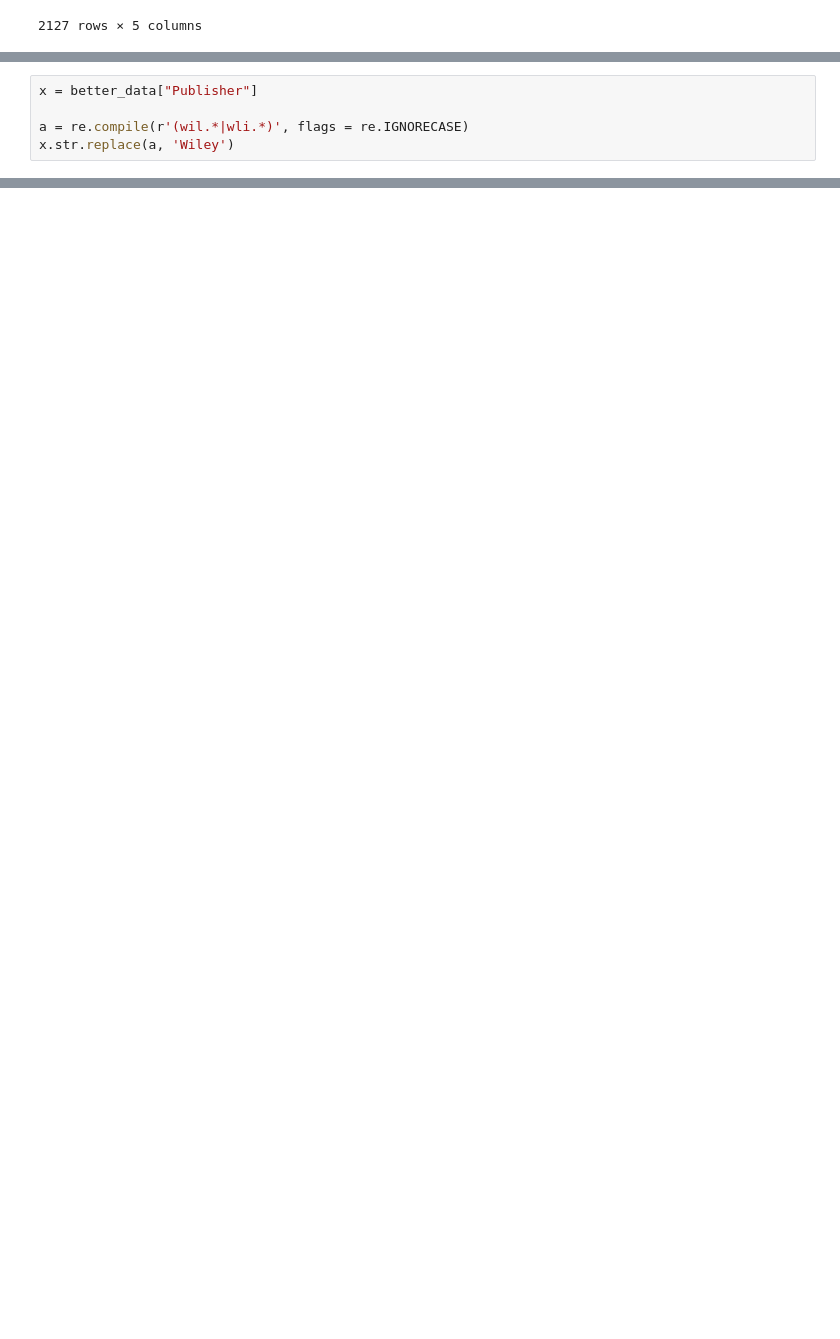
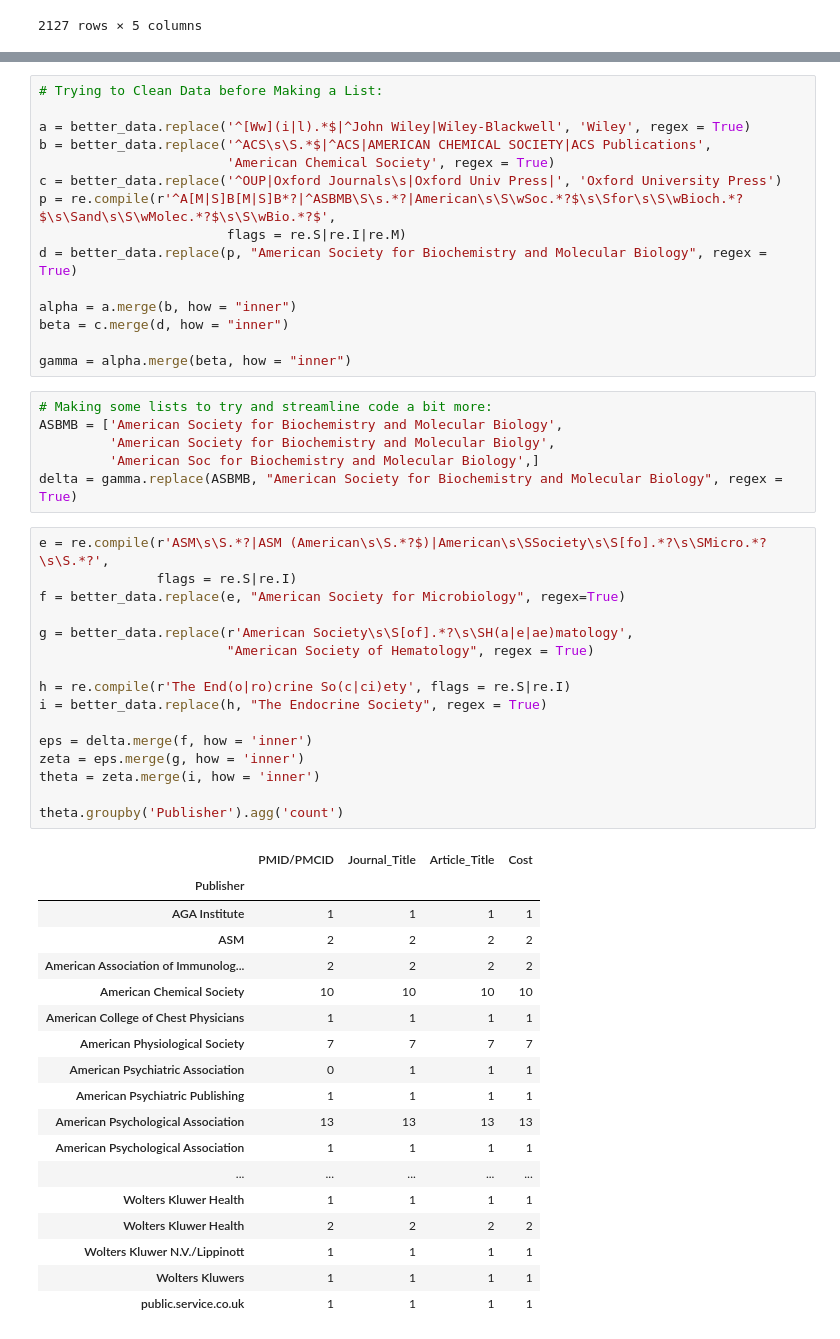
Before and after one commit to Begecky/Pre-Bootcamp-Materials, a Jupyter notebook: Unit 1/Welcome.ipynb, the cells around one changed output, grey strips where cells are left out. Drawn from its saved outputs; the diff is of its cells as text; blank space fills up the shorter version.

```diff
--- a/Unit 1/Welcome.ipynb
+++ b/Unit 1/Welcome.ipynb
@@ -38,5 +39,0 @@ better_data = data[['Publisher', 'Journal title', 'Article title', 'COST () char
-# %%
-x = better_data["Publisher"]
-
-a = re.compile(r'(wil.*|wli.*)', flags = re.IGNORECASE)
-x.str.replace(a, 'Wiley')
@@ -109,0 +40,56 @@ d = np.std(data['COST () charged to Wellcome (inc VAT when charged)'])
+# %%
+# Trying to Clean Data before Making a List:
+
+a = better_data.replace('^[Ww](i|l).*$|^John Wiley|Wiley-Blackwell', 'Wiley', regex = True)
+b = better_data.replace('^ACS\s\S.*$|^ACS|AMERICAN CHEMICAL SOCIETY|ACS Publications',
+                        'American Chemical Society', regex = True)
+c = better_data.replace('^OUP|Oxford Journals\s|Oxford Univ Press|', 'Oxford University Press')
+p = re.compile(r'^A[M|S]B[M|S]B*?|^ASBMB\S\s.*?|American\s\S\wSoc.*?$\s\Sfor\s\S\wBioch.*?$\s\Sand\s\S\wMolec.*?$\s\S\wBio.*?$',
+                        flags = re.S|re.I|re.M)
+d = better_data.replace(p, "American Society for Biochemistry and Molecular Biology", regex = True)
+
+alpha = a.merge(b, how = "inner")
+beta = c.merge(d, how = "inner")
+
+gamma = alpha.merge(beta, how = "inner")
+# %%
+# Making some lists to try and streamline code a bit more:
+ASBMB = ['American Society for Biochemistry and Molecular Biology',
+         'American Society for Biochemistry and Molecular Biolgy',
+         'American Soc for Biochemistry and Molecular Biology',]
+delta = gamma.replace(ASBMB, "American Society for Biochemistry and Molecular Biology", regex = True)
+# %%
+e = re.compile(r'ASM\s\S.*?|ASM (American\s\S.*?$)|American\s\SSociety\s\S[fo].*?\s\SMicro.*?\s\S.*?',
+               flags = re.S|re.I)
+f = better_data.replace(e, "American Society for Microbiology", regex=True)
+
+g = better_data.replace(r'American Society\s\S[of].*?\s\SH(a|e|ae)matology',
+                        "American Society of Hematology", regex = True)
+
+h = re.compile(r'The End(o|ro)crine So(c|ci)ety', flags = re.S|re.I)
+i = better_data.replace(h, "The Endocrine Society", regex = True)
+
+eps = delta.merge(f, how = 'inner')
+zeta = eps.merge(g, how = 'inner')
+theta = zeta.merge(i, how = 'inner')
+
+theta.groupby('Publisher').agg('count')
+# %% [output]
+|  | PMID/PMCID | Journal_Title | Article_Title | Cost |
+| Publisher |  |  |  |  |
+| AGA Institute | 1 | 1 | 1 | 1 |
+| ASM | 2 | 2 | 2 | 2 |
+| American Association of Immunolog... | 2 | 2 | 2 | 2 |
+| American Chemical Society | 10 | 10 | 10 | 10 |
+| American College of Chest Physicians | 1 | 1 | 1 | 1 |
+| American Physiological Society | 7 | 7 | 7 | 7 |
+| American Psychiatric Association | 0 | 1 | 1 | 1 |
+| American Psychiatric Publishing | 1 | 1 | 1 | 1 |
+| American Psychological Association | 13 | 13 | 13 | 13 |
+| American Psychological Association | 1 | 1 | 1 | 1 |
+| ... | ... | ... | ... | ... |
+| Wolters Kluwer Health | 1 | 1 | 1 | 1 |
+| Wolters Kluwer Health | 2 | 2 | 2 | 2 |
+| Wolters Kluwer N.V./Lippinott | 1 | 1 | 1 | 1 |
+| Wolters Kluwers | 1 | 1 | 1 | 1 |
+| public.service.co.uk | 1 | 1 | 1 | 1 |
```
Also changed, not shown: parts of 6 cells of this notebook.
